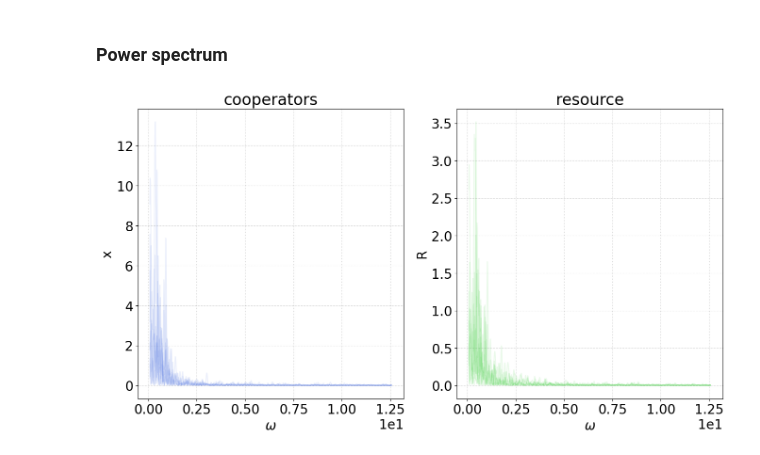
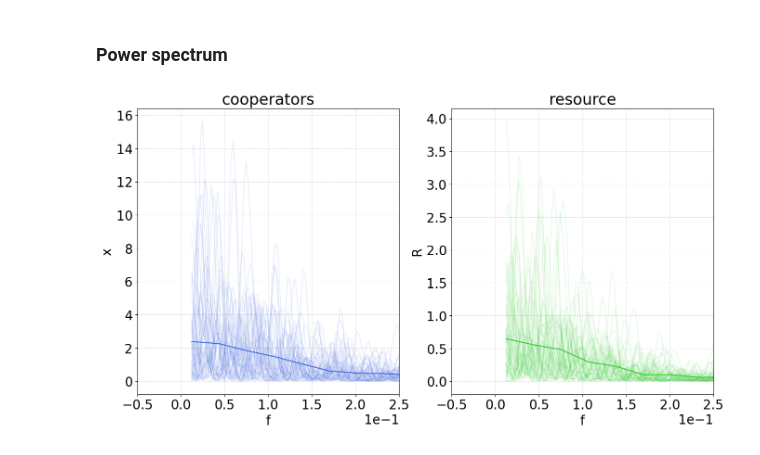
Before and after one commit to fabiomngzz/CPRSustainability, a Jupyter notebook: CPRsust_fullyStoc.ipynb, the cells around one changed output. Cells and saved outputs as stored; diff of their text form; code cells hidden in the pictures.

Commit message:
Average of power spectra

```diff
--- a/CPRsust_fullyStoc.ipynb
+++ b/CPRsust_fullyStoc.ipynb
@@ -14,6 +14,7 @@ sys.path.append('/Users/fabiomenegazzo/Documents/Università/codes')
 import numpy as np
 import matplotlib.pyplot as plt
 import scipy.integrate as scint
+from scipy.interpolate import PchipInterpolator
 import copy
 plt.rcParams['font.size'] = 20
 plt.rcParams['pcolor.shading'] = 'auto'
@@ -30,7 +31,7 @@ from CPRSustPlots import *
 N = 100
 stateLabels = ['hole','resource','cooperator','defector']
 # Carrying capacity of resource in terms of number of quanta of resource
-K = 1*N
+K = 5*N
 # Resource's birth rate
 b = 1.
 # Harvesting rates, not reduced!
@@ -540,7 +541,7 @@ if runCase['kF']:
 
     tMax_stocRes = 100
 
-    NReps_kF_stocRes = 10
+    NReps_kF_stocRes = 50
 
     # Full vector of individuals (agents + resource) - redefine the var
     zVec_stocRes = np.ones(N+K,dtype=int)
@@ -727,6 +730,8 @@ else:
 # %%
 # Time threshold for identifying the transient and calculate the power spectrum
 tThPS = 20
+# Range of frequencies over which to calculate the power spectrum
+omegaRange = [1/(tMax_stocRes-tThPS), 2*np.pi]
 #Select the absorbing simulations
 seriesObj_kF_PS = [obj for obj in seriesObj_kF_stocRes if obj['absorbing']==False]
 
@@ -741,36 +746,57 @@ for obj in seriesObj_kF_PS:
     tVecTemp = tVecTemp[idxPSTemp]
     xVecTemp = np.array(obj['cooperators'])[idxPSTemp]
     RVecTemp = np.array(obj['resource'])[idxPSTemp]
-    freqCoopsKFTemp, psCoopsKFTemp = LombScargle(t=tVecTemp,y=xVecTemp,dy=None,fit_mean=False,center_data=True,nterms=1,normalization='psd').autopower(method='fast',minimum_frequency=1/(tVecTemp[-1]-tThPS),maximum_frequency=2*np.pi)
+    freqCoopsKFTemp, psCoopsKFTemp = LombScargle(t=tVecTemp,y=xVecTemp,dy=None,fit_mean=False,center_data=True,nterms=1,normalization='psd').autopower(method='fast',minimum_frequency=omegaRange[0],maximum_frequency=omegaRange[-1])
     freqCoopsKF.append(freqCoopsKFTemp)
     psCoopsKF.append(psCoopsKFTemp)
-    freqResKFTemp, psResKFTemp = LombScargle(t=tVecTemp,y=RVecTemp,dy=None,fit_mean=False,center_data=True,nterms=1,normalization='psd').autopower(method='fast',minimum_frequency=1/(tVecTemp[-1]-tThPS),maximum_frequency=2*np.pi)
+    freqResKFTemp, psResKFTemp = LombScargle(t=tVecTemp,y=RVecTemp,dy=None,fit_mean=False,center_data=True,nterms=1,normalization='psd').autopower(method='fast',minimum_frequency=omegaRange[0],maximum_frequency=omegaRange[-1])
     freqResKF.append(freqResKFTemp)
     psResKF.append(psResKFTemp)
+
+# Average
+freqKFCommon = np.linspace(omegaRange[0],omegaRange[1],200)
+
+psCoopsKFInterp = []
+for f,ps in zip(freqCoopsKF,psCoopsKF):
+    psInterpObj = PchipInterpolator(f,ps,extrapolate=False)
+    psInterp = psInterpObj(freqKFCommon)
+    psCoopsKFInterp.append(psInterp)
+psCoopsKFAvg = np.mean(psCoopsKFInterp, axis=0)
+
+psResKFInterp = []
+for f,ps in zip(freqResKF,psResKF):
+    psInterpObj = PchipInterpolator(f,ps,extrapolate=False)
+    psInterp = psInterpObj(freqKFCommon)
+    psResKFInterp.append(psInterp)
+psResKFAvg = np.mean(psResKFInterp, axis=0)
 # %%
 plotsObjPS = [
     {
         'name' : 'cooperators',
-        'x' : 2*np.pi*np.array(freqCoopsKF),
+        'x' : [np.array(f) for f in freqCoopsKF],
+        'xCommon' : freqKFCommon,
         'y' : psCoopsKF,
-        'yMean' : [],
+        'yMean' : psCoopsKFAvg,
         'color' : 'royalblue',
-        'xlabel' : r'$\omega$',
+        'xlabel' : 'f',
         'ylabel' : 'x',
+        'xLims' : [-0.05,0.25],
         'yLims' : []
     },
     {
         'name' : 'resource',
-        'x' : 2*np.pi*np.array(freqResKF),
+        'x' : [np.array(f) for f in freqResKF],
+        'xCommon' : freqKFCommon,
         'y' : psResKF,
-        'yMean' : [],
+        'yMean' : psResKFAvg,
         'color' : 'limegreen',
-        'xlabel' : r'$\omega$',
+        'xlabel' : 'f',
         'ylabel' : 'R',
+        'xLims' : [-0.05,0.25],
         'yLims' : []
     }
 ]
 
 figKFPS, axKFPS = CPRSustStocSimPlot(plotsObjPS)
 # %% [output]
-[figure, old version]
+[figure, new version]
```
Also changed, not shown: parts of 3 cells of this notebook, 1 other file.
